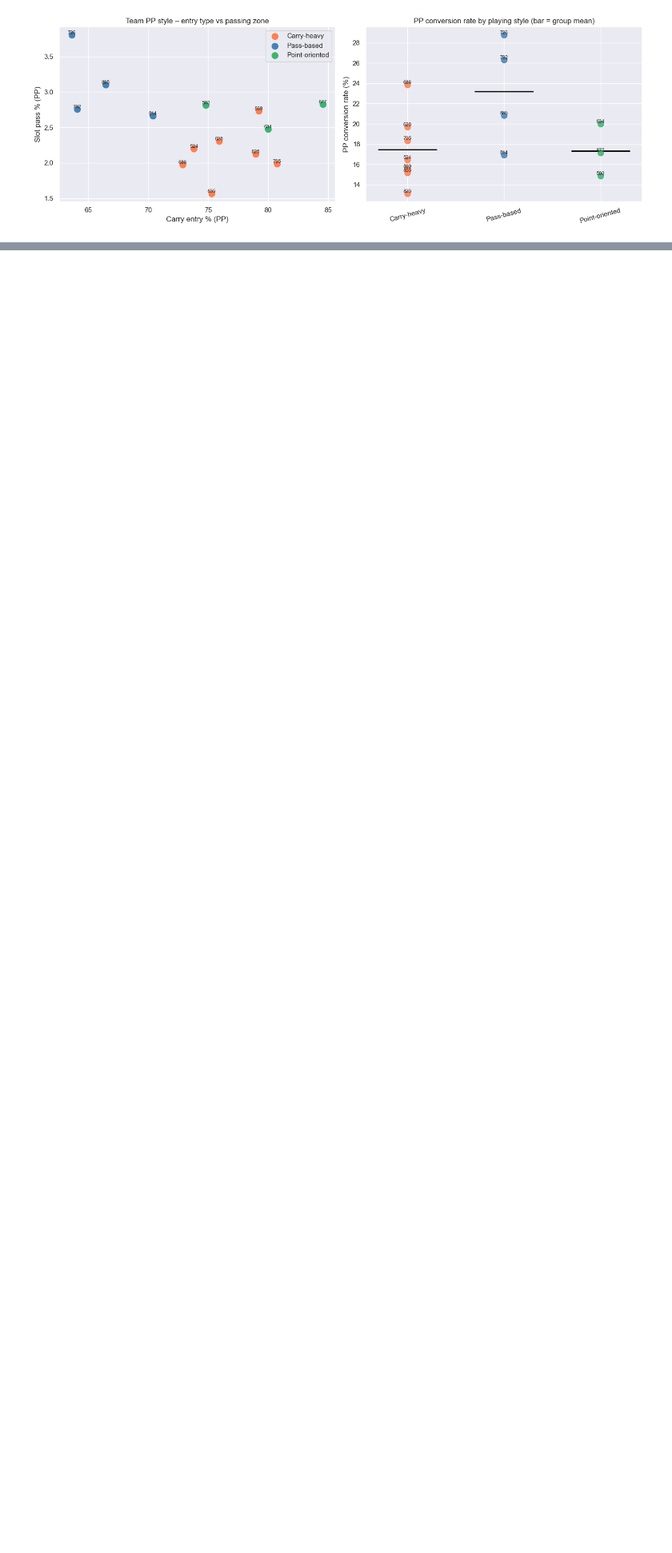
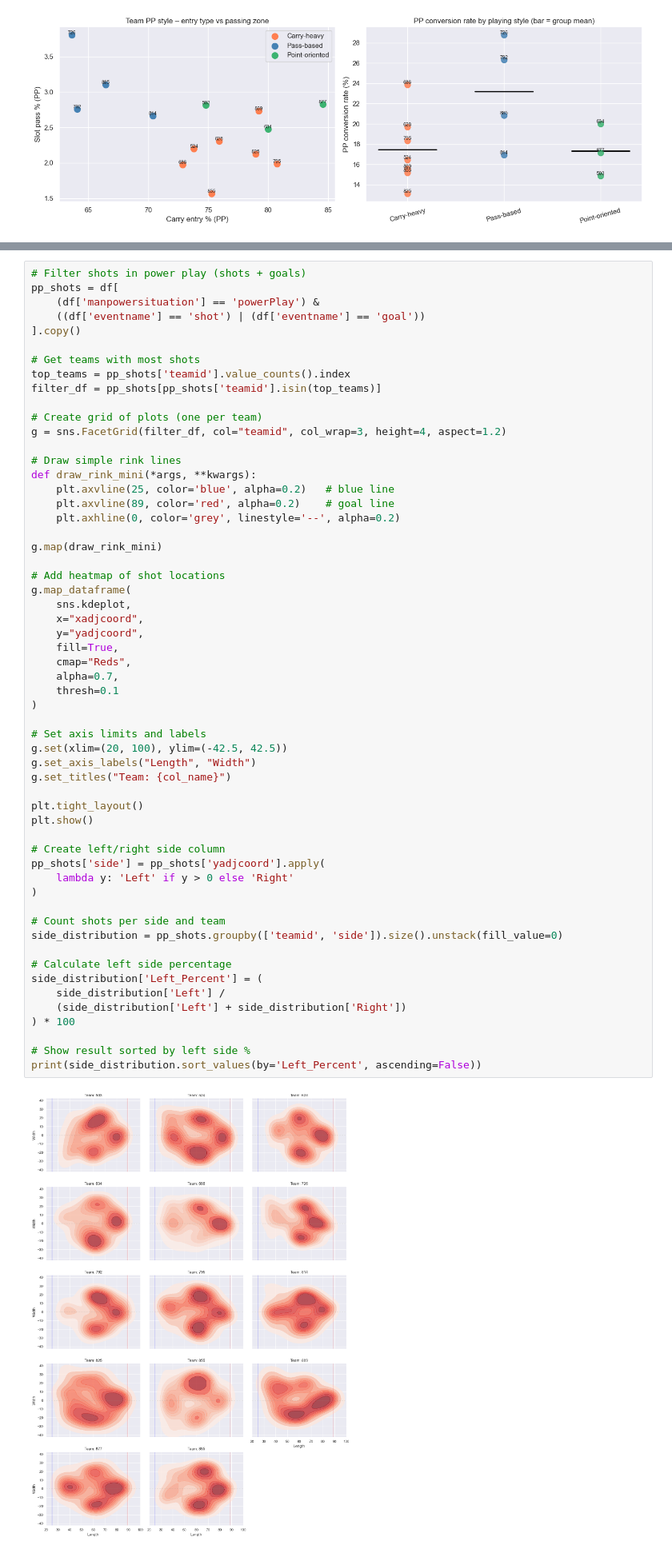
Before and after one commit to emmabertmar/LINHAC-project-2026, a Jupyter notebook: powerplay_analysis.ipynb, the cells around one changed output, grey strips where cells are left out. Shown at 80% size. Cells and saved outputs as stored; diff of their text form; blank space fills up the shorter version.

```diff
--- a/powerplay_analysis.ipynb
+++ b/powerplay_analysis.ipynb
@@ -1116,0 +801,59 @@ plt.tight_layout(); plt.show()
+# %%
+# Filter shots in power play (shots + goals)
+pp_shots = df[
+    (df['manpowersituation'] == 'powerPlay') &
+    ((df['eventname'] == 'shot') | (df['eventname'] == 'goal'))
+].copy()
+
+# Get teams with most shots
+top_teams = pp_shots['teamid'].value_counts().index
+filter_df = pp_shots[pp_shots['teamid'].isin(top_teams)]
+
+# Create grid of plots (one per team)
+g = sns.FacetGrid(filter_df, col="teamid", col_wrap=3, height=4, aspect=1.2)
+
+# Draw simple rink lines
+def draw_rink_mini(*args, **kwargs):
+    plt.axvline(25, color='blue', alpha=0.2)   # blue line
+    plt.axvline(89, color='red', alpha=0.2)    # goal line
+    plt.axhline(0, color='grey', linestyle='--', alpha=0.2)
+
+g.map(draw_rink_mini)
+
+# Add heatmap of shot locations
+g.map_dataframe(
+    sns.kdeplot,
+    x="xadjcoord",
+    y="yadjcoord",
+    fill=True,
+    cmap="Reds",
+    alpha=0.7,
+    thresh=0.1
+)
+
+# Set axis limits and labels
+g.set(xlim=(20, 100), ylim=(-42.5, 42.5))
+g.set_axis_labels("Length", "Width")
+g.set_titles("Team: {col_name}")
+
+plt.tight_layout()
+plt.show()
+
+# Create left/right side column
+pp_shots['side'] = pp_shots['yadjcoord'].apply(
+    lambda y: 'Left' if y > 0 else 'Right'
+)
+
+# Count shots per side and team
+side_distribution = pp_shots.groupby(['teamid', 'side']).size().unstack(fill_value=0)
+
+# Calculate left side percentage
+side_distribution['Left_Percent'] = (
+    side_distribution['Left'] /
+    (side_distribution['Left'] + side_distribution['Right'])
+) * 100
+
+# Show result sorted by left side %
+print(side_distribution.sort_values(by='Left_Percent', ascending=False))
+# %% [output]
+[figure, added]
```
Also changed, not shown: parts of 34 cells of this notebook.
